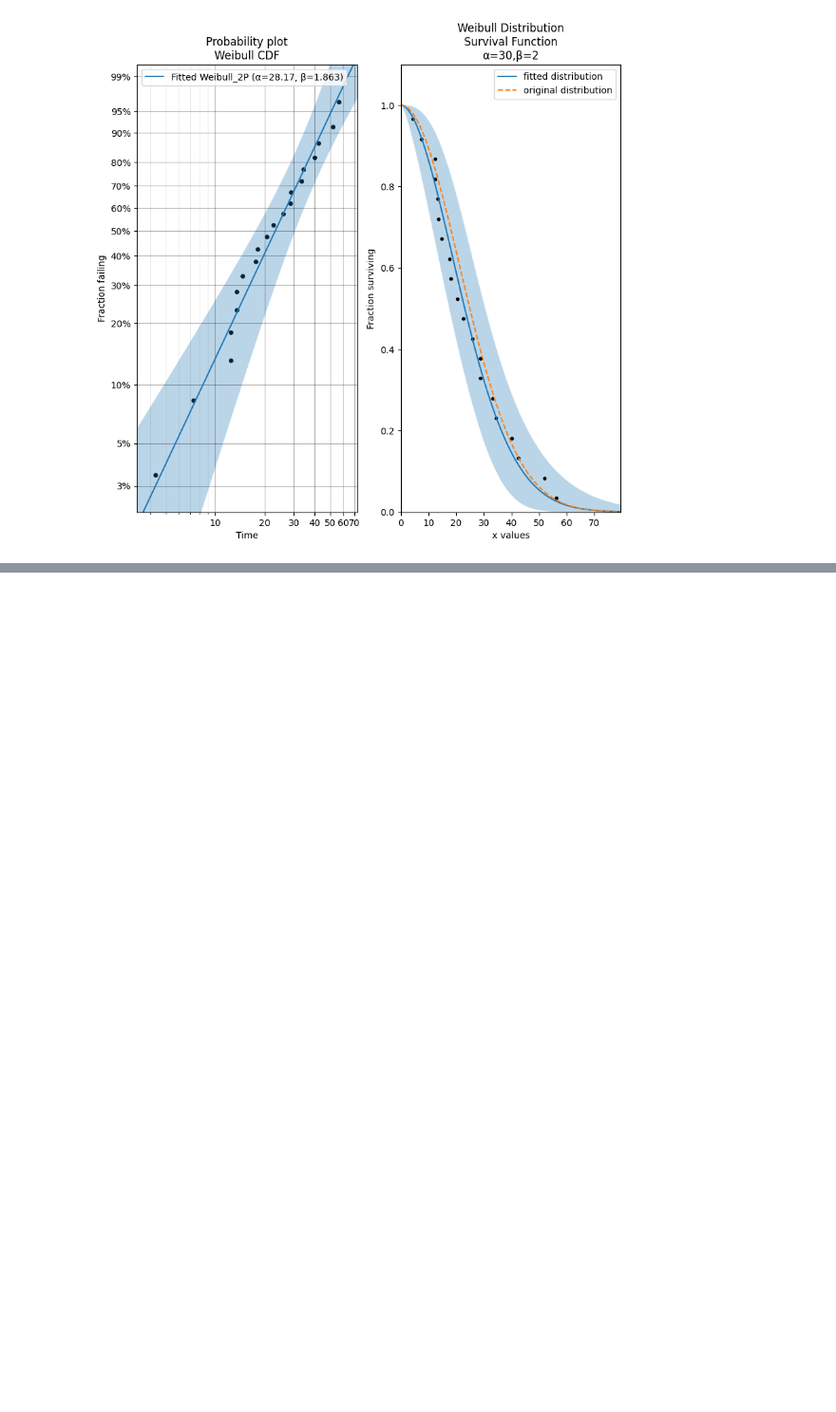
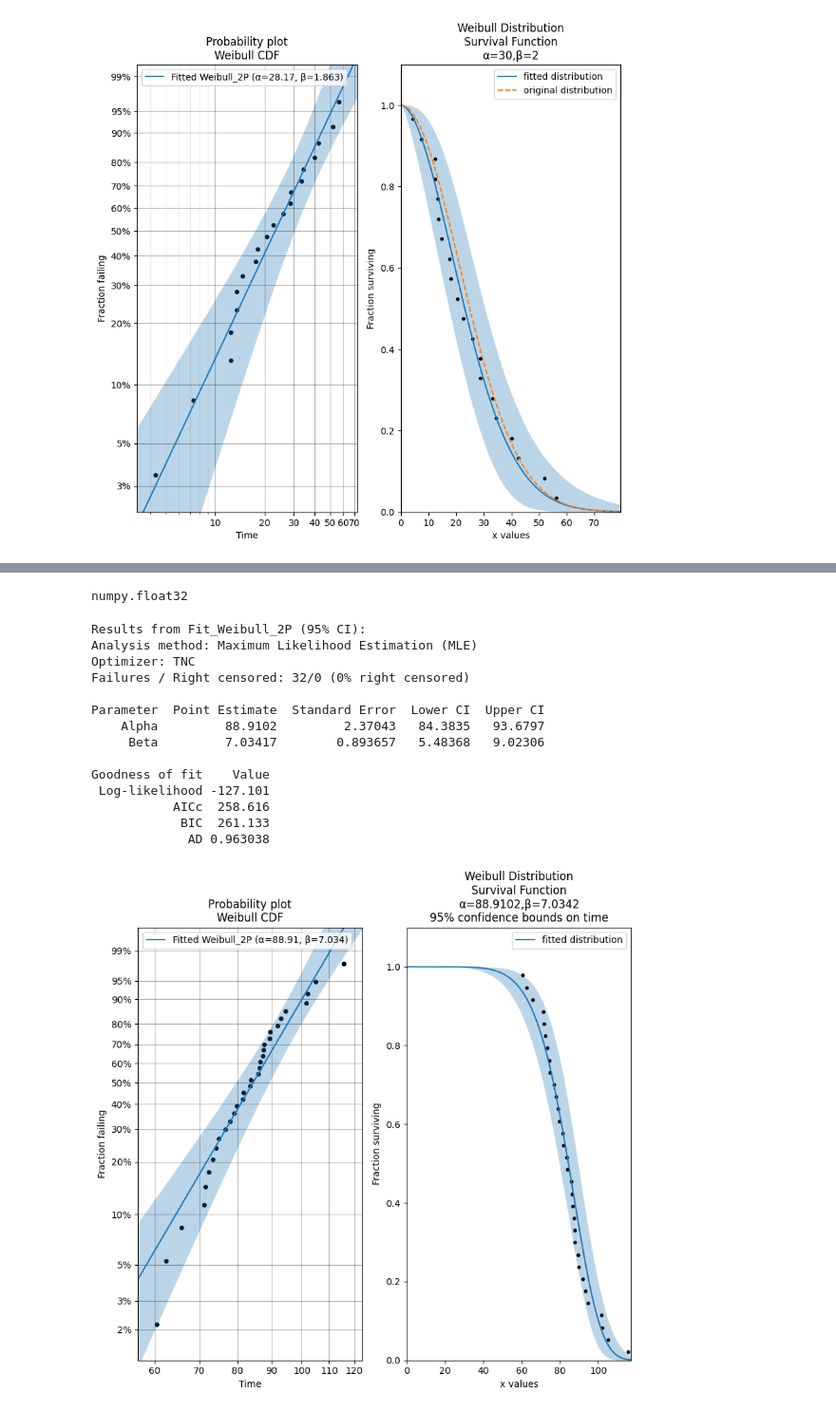
Before and after one commit to Mackus101/GlassMechAnalysis, a Jupyter notebook: analyse.ipynb, the cells around one changed output, grey strips where cells are left out. Shown at 95% size. Saved outputs shown, nothing was run; the diff lists cells and outputs as text; code cells hidden in the pictures; blank space fills up the shorter version.

Commit message:
Analysis for test data

```diff
--- a/analyse.ipynb
+++ b/analyse.ipynb
@@ -32,0 +41,4 @@ Goodness of fit    Value
+# %%
+test_data = pd.read_csv("Test_data.csv")
+
+test_data
@@ -32,0 +64,17 @@ Goodness of fit    Value
+# %%
+"""
+Cell generated by Data Wrangler.
+"""
+def clean_data(test_data):
+    # Drop columns: 'Unnamed: 0', 'Unnamed: 10'
+    test_data = test_data.drop(columns=['Unnamed: 0', 'Unnamed: 10'])
+    # Drop rows with missing data in column: 'Proben-Nr.'
+    test_data = test_data.dropna(subset=['Proben-Nr.'])
+    # Change column type to uint32 for column: 'Proben-Nr.'
+    test_data = test_data.astype({'Proben-Nr.': 'uint32'})
+    # Rename column 'Proben-Nr.' to 'Probe_Num'
+    test_data = test_data.rename(columns={'Proben-Nr.': 'Probe_Num'})
+    return test_data
+
+test_data_clean = clean_data(test_data.copy())
+test_data_clean.head()
@@ -32,0 +89,30 @@ Goodness of fit    Value
+# %%
+fail_data = test_data_clean['failure stress'].to_numpy(dtype="float32")
+type(fail_data[5])
+# %% [output]
+numpy.float32
+# %%
+plt.clf()
+plt.subplot(121)
+test_fit = Fit_Weibull_2P(failures=fail_data)  # fits a Weibull distribution to the data and generates the probability plot
+plt.subplot(122)
+test_fit.distribution.SF(label='fitted distribution')  # uses the distribution object from Fit_Weibull_2P and plots the survival function
+plot_points(failures=fail_data, func='SF')  # overlays the original data on the survival function
+plt.legend()
+plt.show()
+# %% [output]
+Results from Fit_Weibull_2P (95% CI):
+Analysis method: Maximum Likelihood Estimation (MLE)
+Optimizer: TNC
+Failures / Right censored: 32/0 (0% right censored)
+
+Parameter  Point Estimate  Standard Error  Lower CI  Upper CI
+    Alpha         88.9102         2.37043   84.3835   93.6797
+     Beta         7.03417        0.893657   5.48368   9.02306
+
+Goodness of fit    Value
+ Log-likelihood -127.101
+           AICc  258.616
+            BIC  261.133
+             AD 0.963038
+[figure, added]
```
Also changed, not shown: parts of 4 cells of this notebook, 1 other file.
